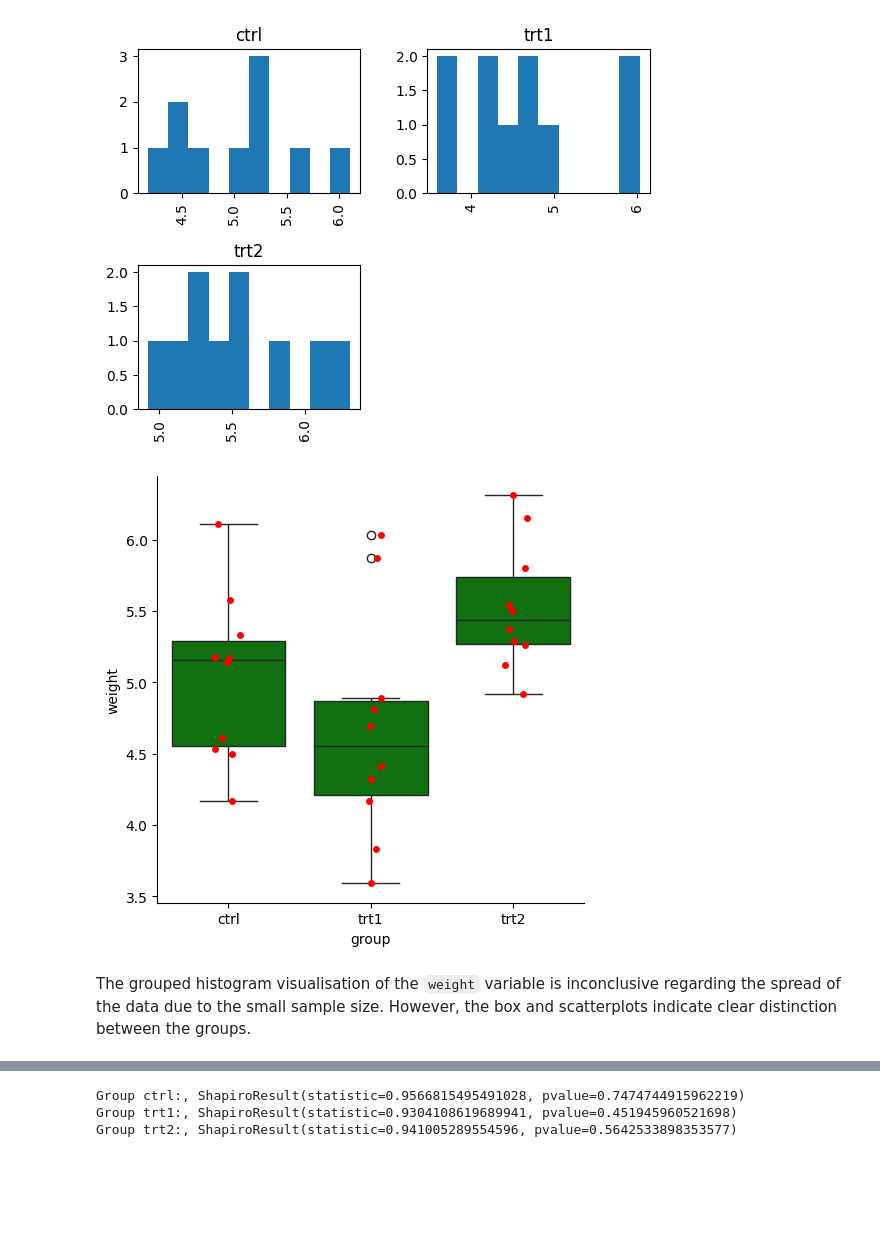
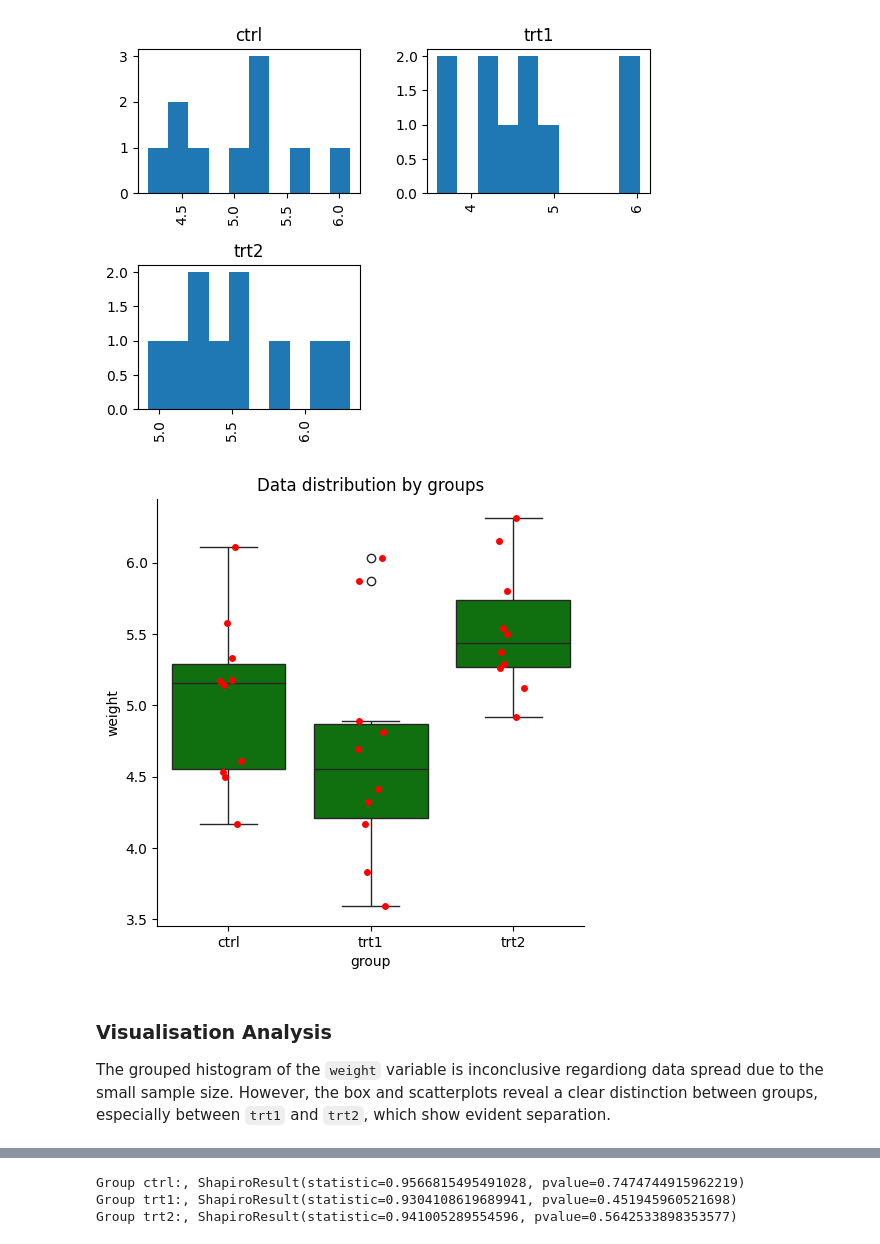
Before and after one commit to noyo0/AppliedStatistics2024, a Jupyter notebook: project.ipynb, the cells around one changed output, grey strips where cells are left out. Drawn from its saved outputs; the diff is of its cells as text; code cells hidden in the pictures; blank space fills up the shorter version.

```diff
--- a/project.ipynb
+++ b/project.ipynb
@@ -125,11 +128,12 @@ plt.show()
 # %%
 # visualise data by groups with boxplot and catplot ref: https://www.statology.org/pandas-histogram-by-group/
 sns.catplot(data=df, x='group', y=df.columns[0], color="red")
 sns.boxplot(data=df, x='group', y=df.columns[0], color="green")
+plt.title("Data distribution by groups")
 plt.show()
 # %% [output]
-[figure, old version]
+[figure, new version]
 # %% [markdown]
-
-The grouped histogram visualisation of the `weight` variable is inconclusive regarding the spread of the data due to the small sample size. However, the box and scatterplots indicate clear distinction between the groups.
+### Visualisation Analysis
+The grouped histogram of the `weight` variable is inconclusive regardiong data spread due to the small sample size. However, the box and scatterplots reveal a clear distinction between groups, especially between `trt1` and `trt2`, which show evident separation.
 # %% [markdown]
```
Also changed, not shown: parts of 15 cells of this notebook.
